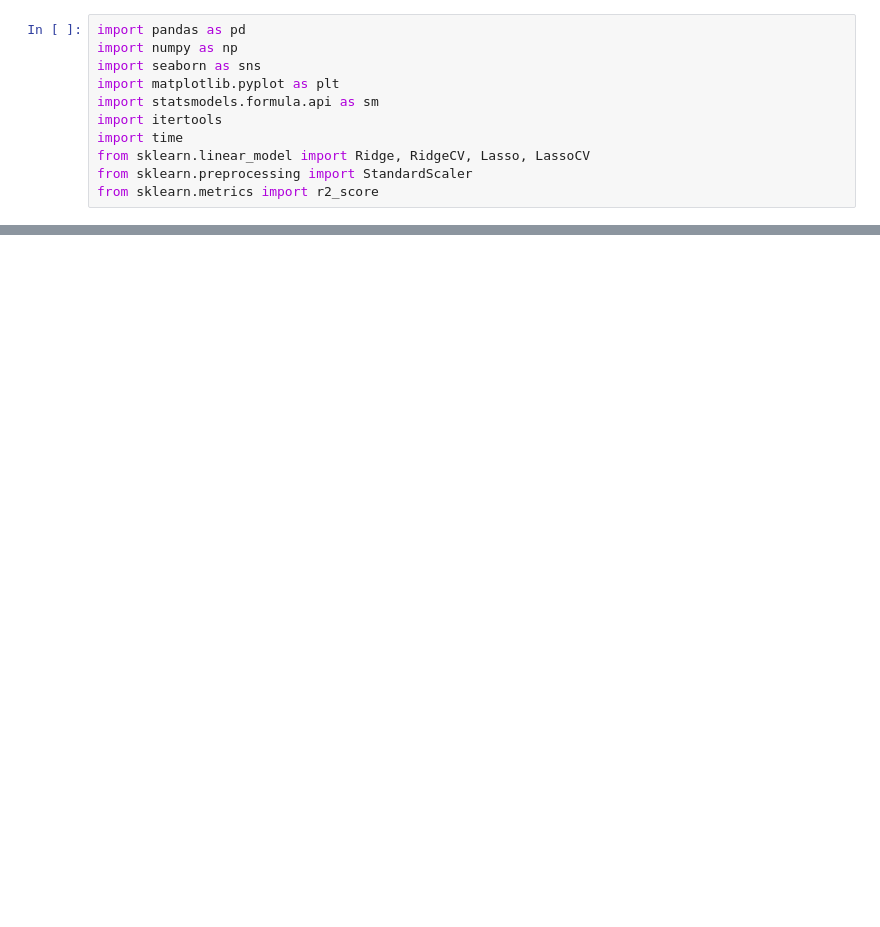
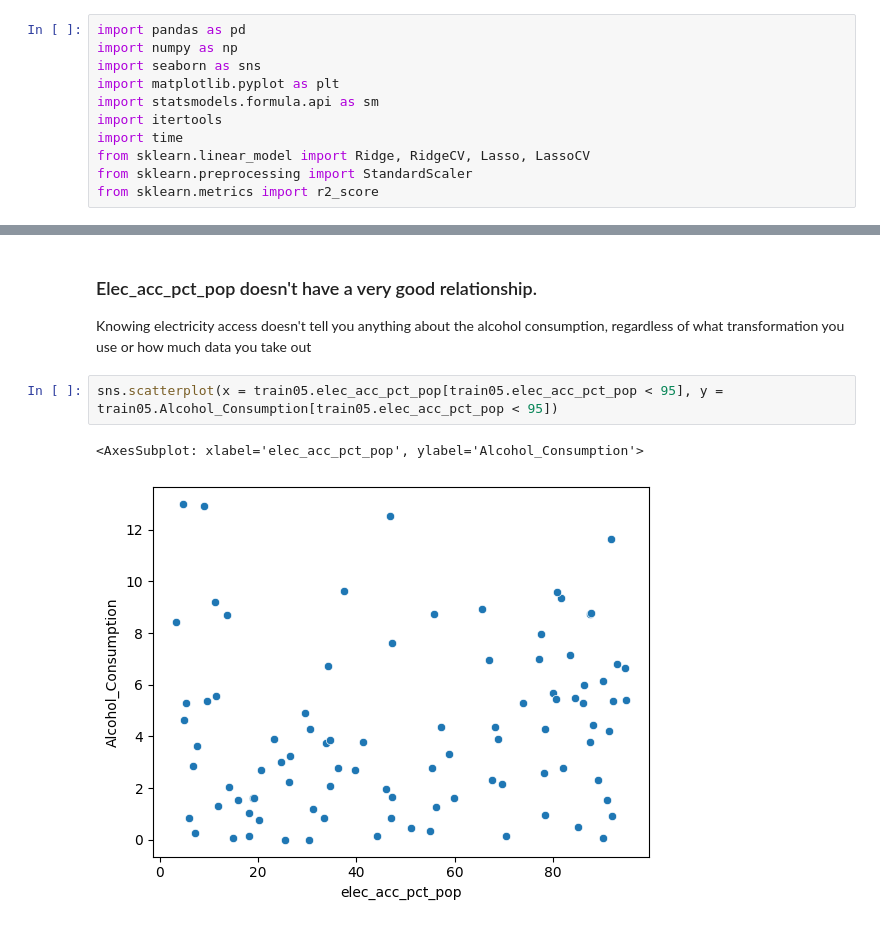
Before and after one commit to sarahabdul2/STAT-303-2-Project-, a Jupyter notebook: model_creation.ipynb, the cells around one changed output, grey strips where cells are left out. Saved outputs shown, nothing was run; the diff lists cells and outputs as text; blank space fills up the shorter version.

```diff
--- a/model_creation.ipynb
+++ b/model_creation.ipynb
@@ -27,0 +78,8 @@ Index(['Country', 'Alcohol_Consumption', 'GDP', 'Christian', 'Muslim',
+# %% [markdown]
+### Elec_acc_pct_pop doesn't have a very good relationship.
+Knowing electricity access doesn't tell you anything about the alcohol consumption, regardless of what transformation you use or how much data you take out
+# %%
+sns.scatterplot(x = train05.elec_acc_pct_pop[train05.elec_acc_pct_pop < 95], y = train05.Alcohol_Consumption[train05.elec_acc_pct_pop < 95])
+# %% [output]
+<AxesSubplot: xlabel='elec_acc_pct_pop', ylabel='Alcohol_Consumption'>
+[figure, added]
```
Also changed, not shown: parts of 25 cells of this notebook.
